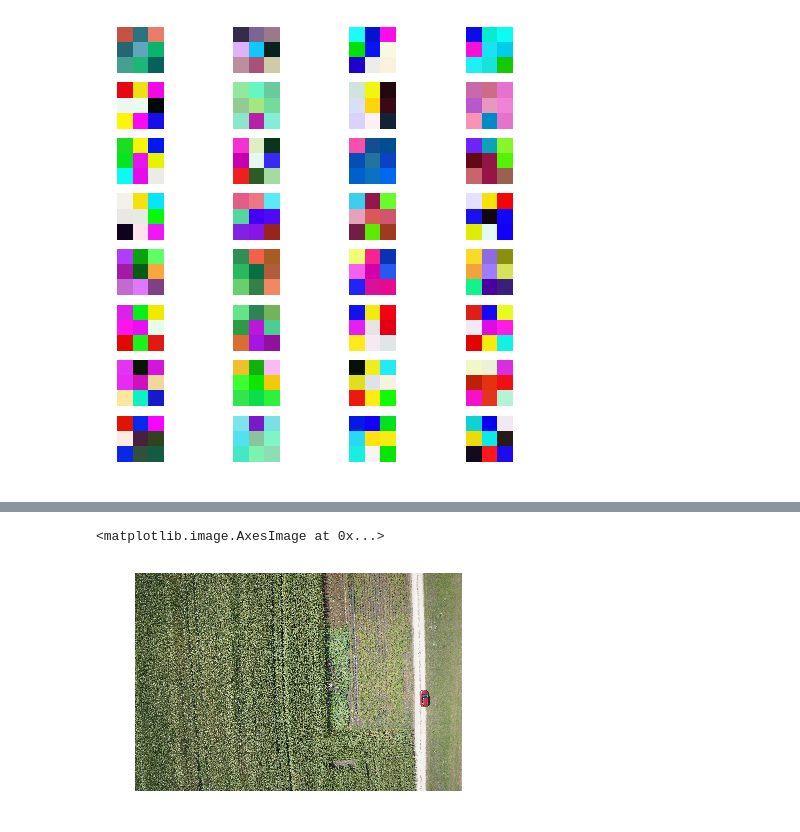
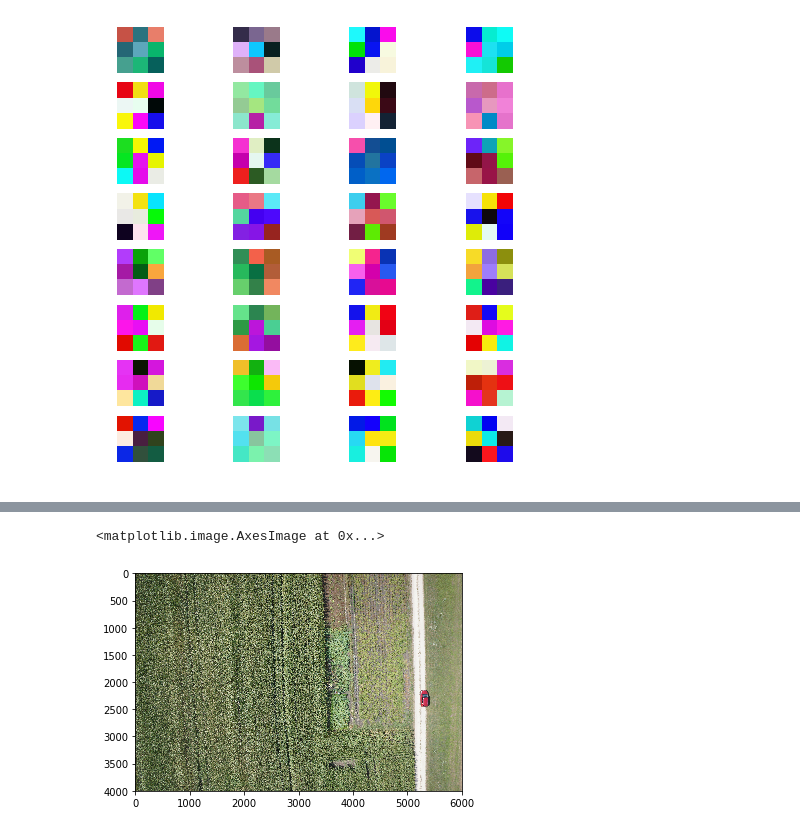
Before and after one commit to dorianHe/visualizing_what_CNN_learns, a Jupyter notebook: test_visualization.ipynb, the cells around one changed output, grey strips where cells are left out. Drawn from its saved outputs; the diff is of its cells as text; code cells hidden in the pictures.

```diff
--- a/test_visualization.ipynb
+++ b/test_visualization.ipynb
@@ -200,7 +216,6 @@ output of current layer:  (3998, 5998, 32)
 # %%
 original_example = plt.imread("./Images/TP/DSC07578_1534411226516.JPG")
-plt.axis("off")
 plt.imshow(original_example)
 # %% [output]
 <matplotlib.image.AxesImage at 0x...>
-[figure, old version]
+[figure, new version]
```
Also changed, not shown: parts of 8 cells of this notebook.
